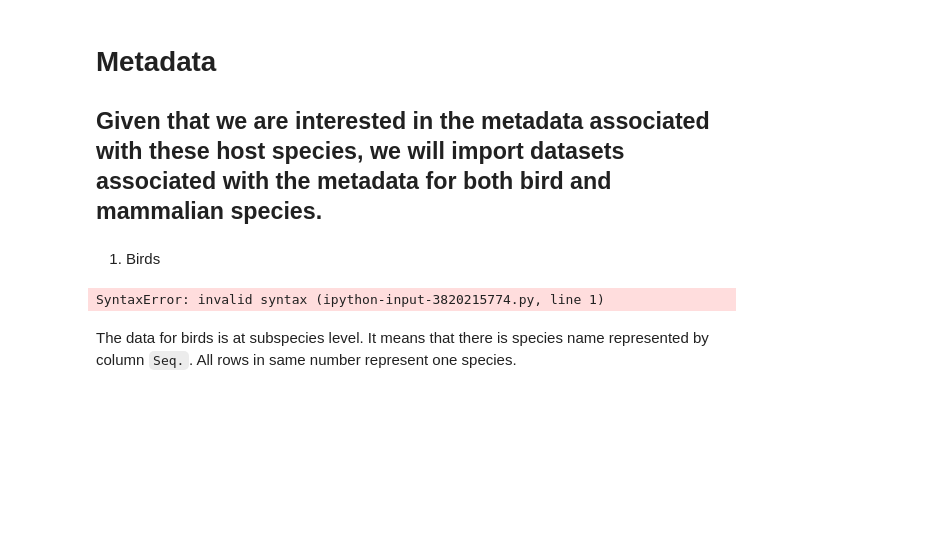
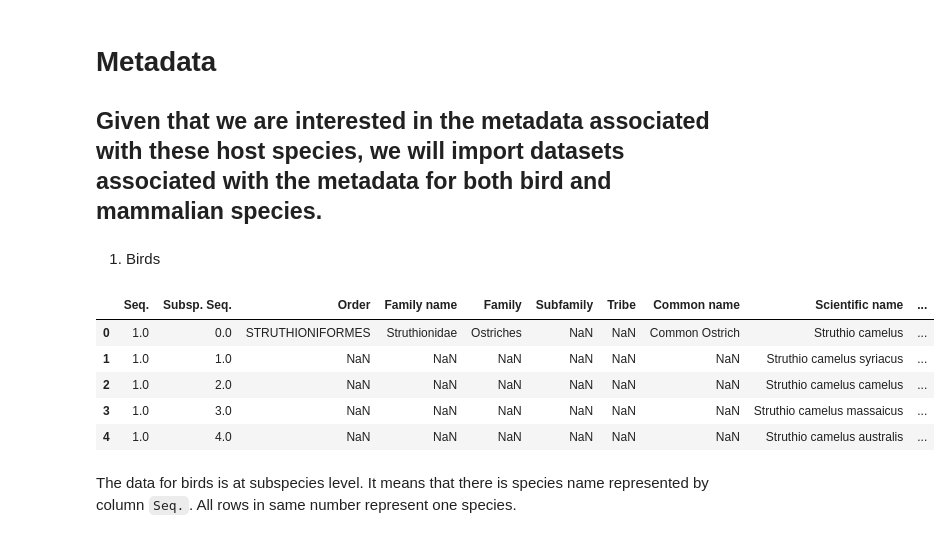
Before and after one commit to howellery/MPM_200_Howell, a Jupyter notebook: Code/MPM200_Session9_HW_EHowell.ipynb, the cells around one changed output. Drawn from its saved outputs; the diff is of its cells as text; code cells hidden in the pictures; blank space fills up the shorter version.

```diff
--- a/Code/MPM200_Session9_HW_EHowell.ipynb
+++ b/Code/MPM200_Session9_HW_EHowell.ipynb
@@ -164,12 +155,17 @@ Zika virus                                      7
 ## Given that we are interested in the metadata associated with these host species, we will import datasets associated with the metadata for both bird and mammalian species.
 # %% [markdown]
 1. Birds
-# %%
-loc =
-birds_meta = pd.read_excel()
-birds_meta.head()
-# %% [output]
-SyntaxError: invalid syntax (ipython-input-3820215774.py, line 1)
+# %%
+loc = 'Handbook of the Birds of the World and BirdLife International Digital Checklist of the Birds of the World_Version_9.xlsx'
+birds_meta = pd.read_excel(loc)
+birds_meta.head()
+# %% [output]
+|  | Seq. | Subsp. Seq. | Order | Family name | Family | Subfamily | Tribe | Common name | Scientific name | ... |
+| 0 | 1.0 | 0.0 | STRUTHIONIFORMES | Struthionidae | Ostriches | NaN | NaN | Common Ostrich | Struthio camelus | ... |
+| 1 | 1.0 | 1.0 | NaN | NaN | NaN | NaN | NaN | NaN | Struthio camelus syriacus | ... |
+| 2 | 1.0 | 2.0 | NaN | NaN | NaN | NaN | NaN | NaN | Struthio camelus camelus | ... |
+| 3 | 1.0 | 3.0 | NaN | NaN | NaN | NaN | NaN | NaN | Struthio camelus massaicus | ... |
+| 4 | 1.0 | 4.0 | NaN | NaN | NaN | NaN | NaN | NaN | Struthio camelus australis | ... |
 # %% [markdown]
 The data for birds is at subspecies level. It means that there is species name represented by column `Seq.`. All rows in same number represent one species.
 # %% [markdown]
```
Also changed, not shown: parts of 3 cells of this notebook.
